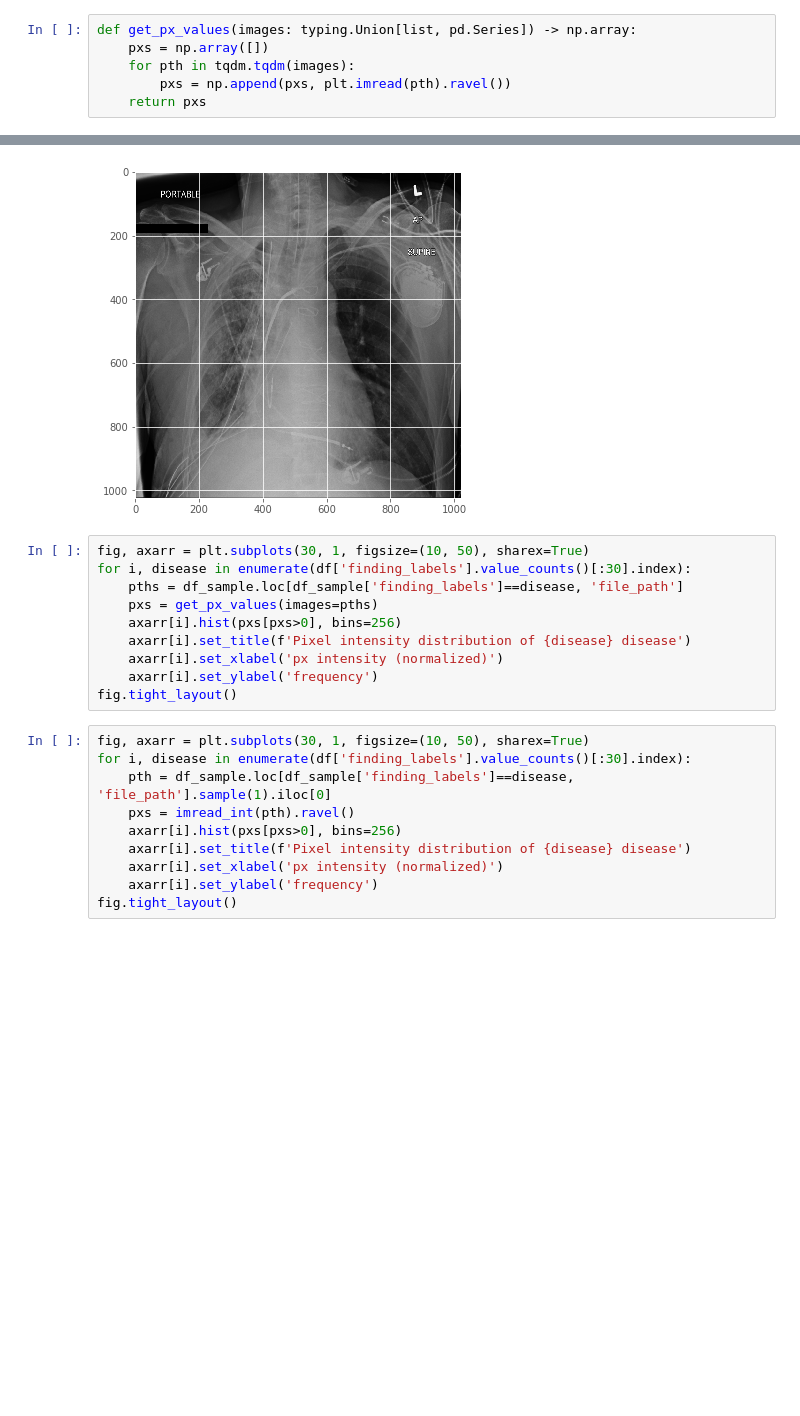
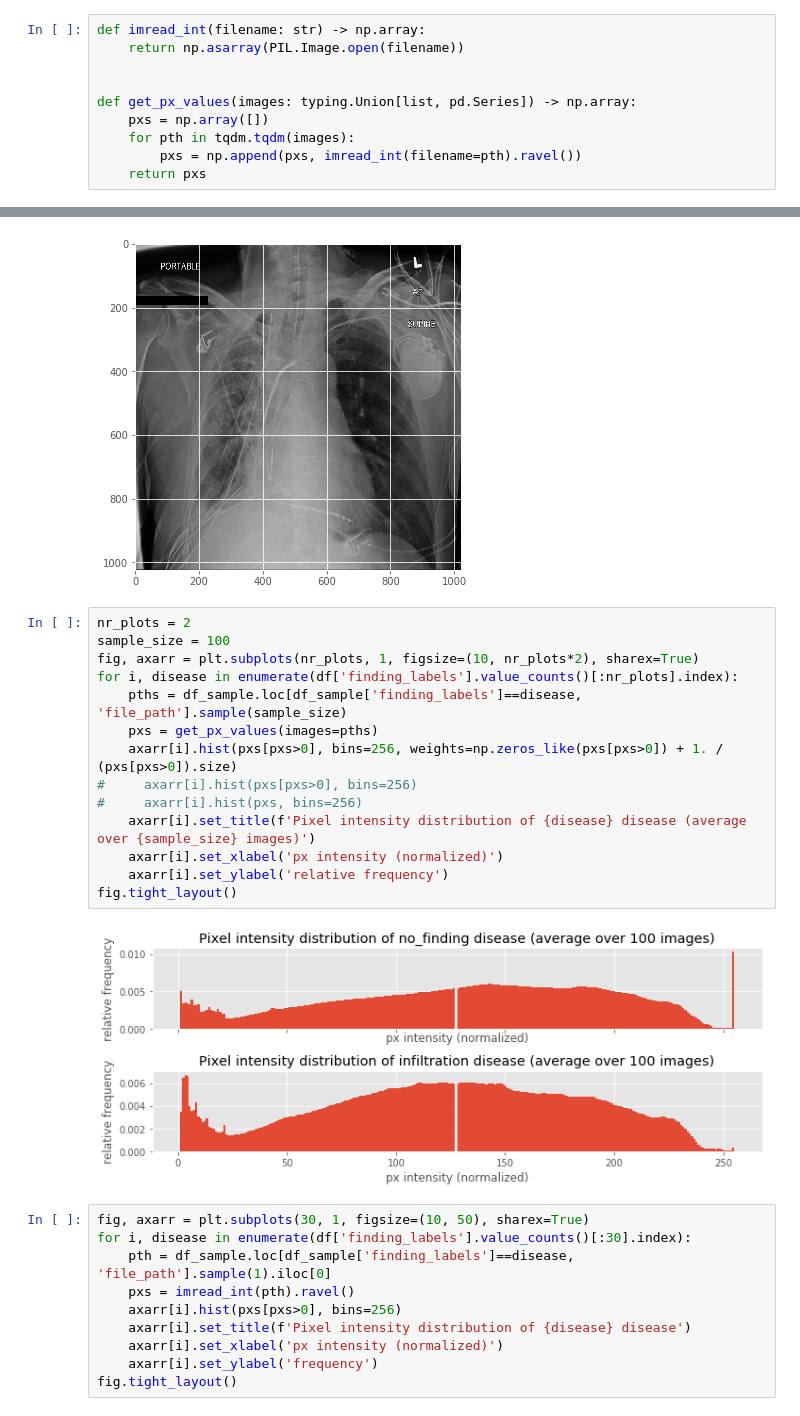
Before and after one commit to phthaloc/AIHCND_C2_Starter, a Jupyter notebook: EDA.ipynb, the cells around one changed output, grey strips where cells are left out. Saved outputs shown, nothing was run; the diff lists cells and outputs as text; blank space fills up the shorter version.

Commit message:
add pixel assessements over a sample size

```diff
--- a/EDA.ipynb
+++ b/EDA.ipynb
@@ -587,10 +588,14 @@ df_sample.head()
 # %%
 sers = df_sample.loc[df_sample['finding_labels']=='pneumonia', 'file_path']
 # %%
+def imread_int(filename: str) -> np.array:
+    return np.asarray(PIL.Image.open(filename))
+
+
 def get_px_values(images: typing.Union[list, pd.Series]) -> np.array:
     pxs = np.array([])
     for pth in tqdm.tqdm(images):
-        pxs = np.append(pxs, plt.imread(pth).ravel())
+        pxs = np.append(pxs, imread_int(filename=pth).ravel())
     return pxs
 # %%
 pxs = get_px_values(images=sers)
@@ -612,15 +617,21 @@ plt.imshow(img, cmap='gray')
 <matplotlib.image.AxesImage at 0x...>
 [figure]
 # %%
-fig, axarr = plt.subplots(30, 1, figsize=(10, 50), sharex=True)
-for i, disease in enumerate(df['finding_labels'].value_counts()[:30].index):
-    pths = df_sample.loc[df_sample['finding_labels']==disease, 'file_path']
+nr_plots = 2
+sample_size = 100
+fig, axarr = plt.subplots(nr_plots, 1, figsize=(10, nr_plots*2), sharex=True)
+for i, disease in enumerate(df['finding_labels'].value_counts()[:nr_plots].index):
+    pths = df_sample.loc[df_sample['finding_labels']==disease, 'file_path'].sample(sample_size)
     pxs = get_px_values(images=pths)
-    axarr[i].hist(pxs[pxs>0], bins=256)
-    axarr[i].set_title(f'Pixel intensity distribution of {disease} disease')
+    axarr[i].hist(pxs[pxs>0], bins=256, weights=np.zeros_like(pxs[pxs>0]) + 1. / (pxs[pxs>0]).size)
+#     axarr[i].hist(pxs[pxs>0], bins=256)
+#     axarr[i].hist(pxs, bins=256)
+    axarr[i].set_title(f'Pixel intensity distribution of {disease} disease (average over {sample_size} images)')
     axarr[i].set_xlabel('px intensity (normalized)')
-    axarr[i].set_ylabel('frequency')
+    axarr[i].set_ylabel('relative frequency')
 fig.tight_layout()
+# %% [output]
+[figure, added]
 # %%
 fig, axarr = plt.subplots(30, 1, figsize=(10, 50), sharex=True)
 for i, disease in enumerate(df['finding_labels'].value_counts()[:30].index):
```
Also changed, not shown: parts of 3 cells of this notebook.
